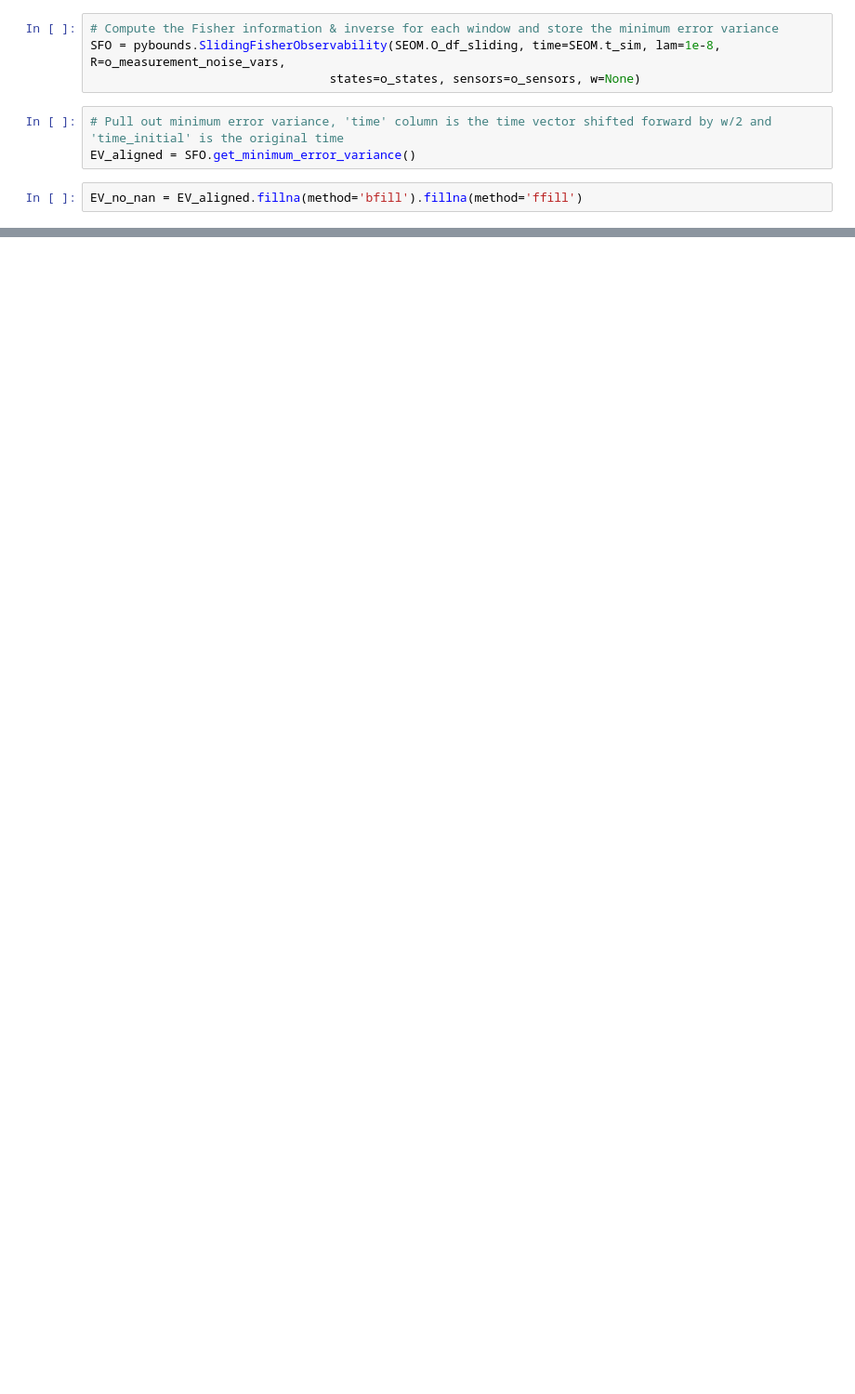
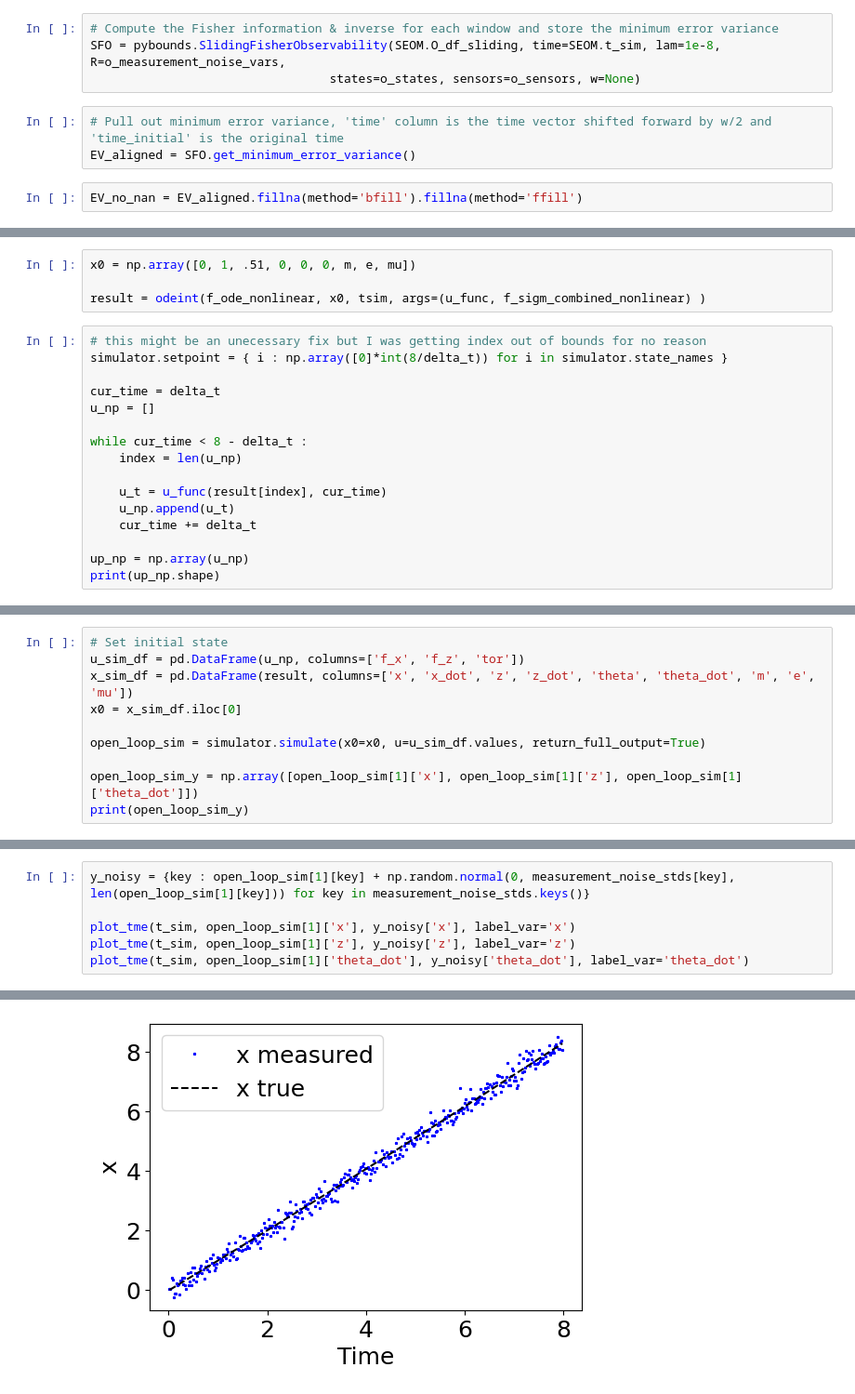
Before and after one commit to tylerjohnbecker/Nonlinear_and_Data_Driven_Estimation, a Jupyter notebook: BouncingBall.ipynb, the cells around one changed output, grey strips where cells are left out. Shown at 93% size. Drawn from its saved outputs; the diff is of its cells as text; blank space fills up the shorter version.

```diff
--- a/BouncingBall.ipynb
+++ b/BouncingBall.ipynb
@@ -979,0 +1067,20 @@ fig.subplots_adjust(left=None, bottom=None, right=None, top=None, wspace=0.3, hs
+# %%
+x0 = np.array([0, 1, .51, 0, 0, 0, m, e, mu])
+
+result = odeint(f_ode_nonlinear, x0, tsim, args=(u_func, f_sigm_combined_nonlinear) )
+# %%
+# this might be an unecessary fix but I was getting index out of bounds for no reason
+simulator.setpoint = { i : np.array([0]*int(8/delta_t)) for i in simulator.state_names }
+
+cur_time = delta_t
+u_np = []
+
+while cur_time < 8 - delta_t :
+    index = len(u_np)
+
+    u_t = u_func(result[index], cur_time)
+    u_np.append(u_t)
+    cur_time += delta_t
+
+up_np = np.array(u_np)
+print(up_np.shape)
@@ -979,0 +1089,10 @@ fig.subplots_adjust(left=None, bottom=None, right=None, top=None, wspace=0.3, hs
+# %%
+# Set initial state
+u_sim_df = pd.DataFrame(u_np, columns=['f_x', 'f_z', 'tor'])
+x_sim_df = pd.DataFrame(result, columns=['x', 'x_dot', 'z', 'z_dot', 'theta', 'theta_dot', 'm', 'e', 'mu'])
+x0 = x_sim_df.iloc[0]
+
+open_loop_sim = simulator.simulate(x0=x0, u=u_sim_df.values, return_full_output=True)
+
+open_loop_sim_y = np.array([open_loop_sim[1]['x'], open_loop_sim[1]['z'], open_loop_sim[1]['theta_dot']])
+print(open_loop_sim_y)
@@ -979,0 +1106,7 @@ fig.subplots_adjust(left=None, bottom=None, right=None, top=None, wspace=0.3, hs
+# %%
+y_noisy = {key : open_loop_sim[1][key] + np.random.normal(0, measurement_noise_stds[key], len(open_loop_sim[1][key])) for key in measurement_noise_stds.keys()}
+
+plot_tme(t_sim, open_loop_sim[1]['x'], y_noisy['x'], label_var='x')
+plot_tme(t_sim, open_loop_sim[1]['z'], y_noisy['z'], label_var='z')
+plot_tme(t_sim, open_loop_sim[1]['theta_dot'], y_noisy['theta_dot'], label_var='theta_dot')
+# %% [output]
@@ -979,0 +1114 @@ fig.subplots_adjust(left=None, bottom=None, right=None, top=None, wspace=0.3, hs
+[figure, added]
```
Also changed, not shown: parts of 38 cells of this notebook.
